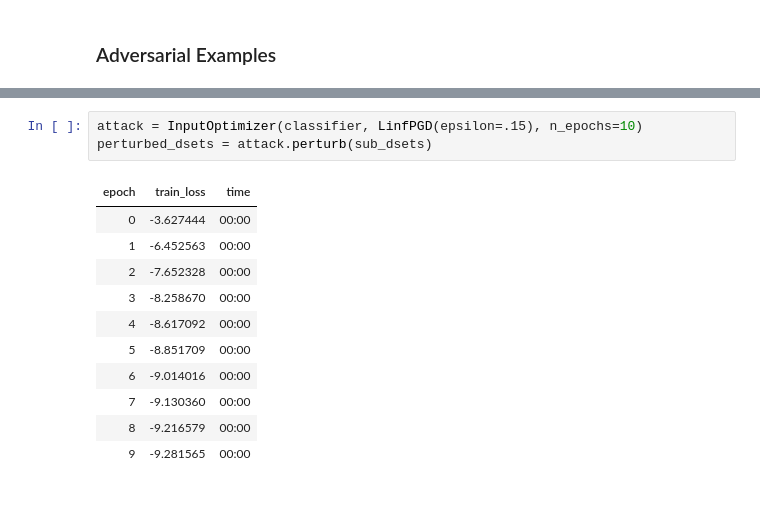
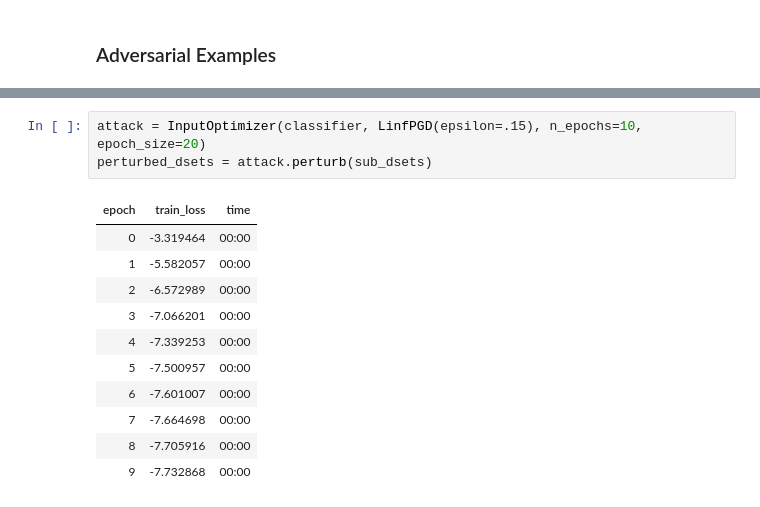
Before and after one commit to Irad-Zehavi/adv-ml, a Jupyter notebook: nbs/index.ipynb, the cells around one changed output, grey strips where cells are left out. Drawn from its saved outputs; the diff is of its cells as text.

```diff
--- a/nbs/index.ipynb
+++ b/nbs/index.ipynb
@@ -39,18 +39,18 @@ learn.show_results(shuffle=False, dl=sub_dsets.dl())
 # %%
-attack = InputOptimizer(classifier, LinfPGD(epsilon=.15), n_epochs=10)
+attack = InputOptimizer(classifier, LinfPGD(epsilon=.15), n_epochs=10, epoch_size=20)
 perturbed_dsets = attack.perturb(sub_dsets)
 # %% [output]
 | epoch | train_loss | time |
-| 0 | -3.627444 | 00:00 |
-| 1 | -6.452563 | 00:00 |
-| 2 | -7.652328 | 00:00 |
-| 3 | -8.258670 | 00:00 |
-| 4 | -8.617092 | 00:00 |
-| 5 | -8.851709 | 00:00 |
-| 6 | -9.014016 | 00:00 |
-| 7 | -9.130360 | 00:00 |
-| 8 | -9.216579 | 00:00 |
-| 9 | -9.281565 | 00:00 |
+| 0 | -3.319464 | 00:00 |
+| 1 | -5.582057 | 00:00 |
+| 2 | -6.572989 | 00:00 |
+| 3 | -7.066201 | 00:00 |
+| 4 | -7.339253 | 00:00 |
+| 5 | -7.500957 | 00:00 |
+| 6 | -7.601007 | 00:00 |
+| 7 | -7.664698 | 00:00 |
+| 8 | -7.705916 | 00:00 |
+| 9 | -7.732868 | 00:00 |
 # %%
 learn.show_results(shuffle=False, dl=TfmdDL(perturbed_dsets))
 # %% [output]
```
Also changed, not shown: parts of 4 cells of this notebook, 4 other files.
